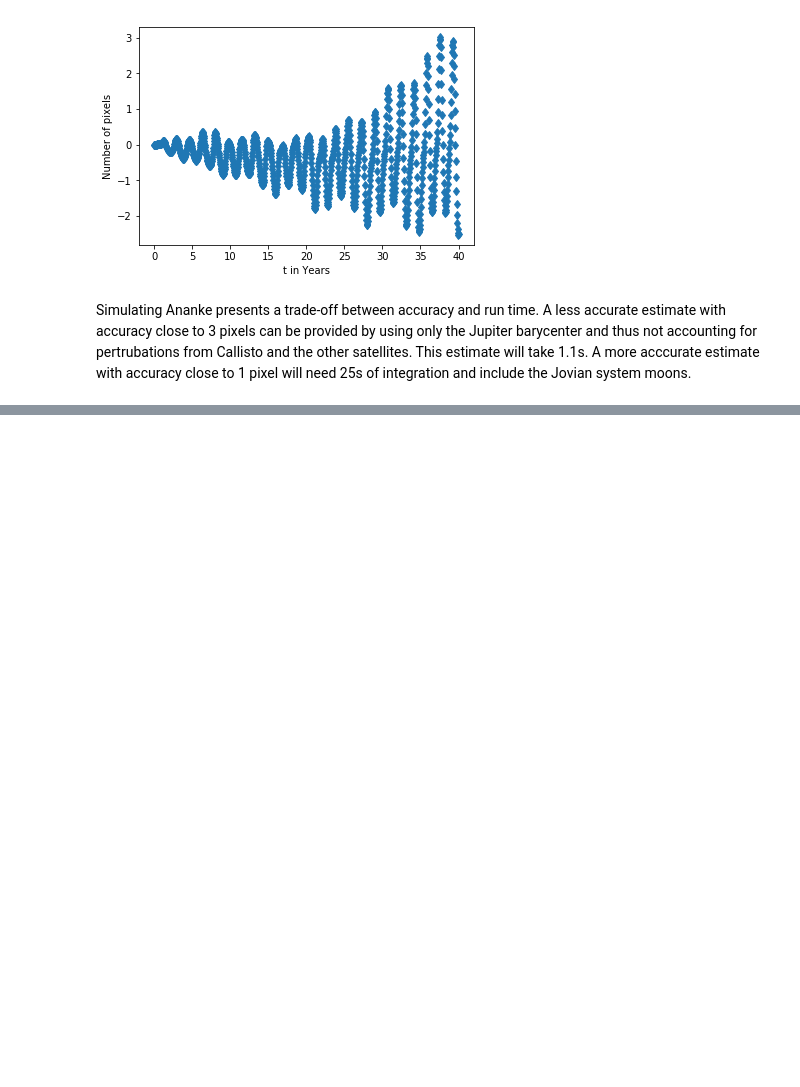
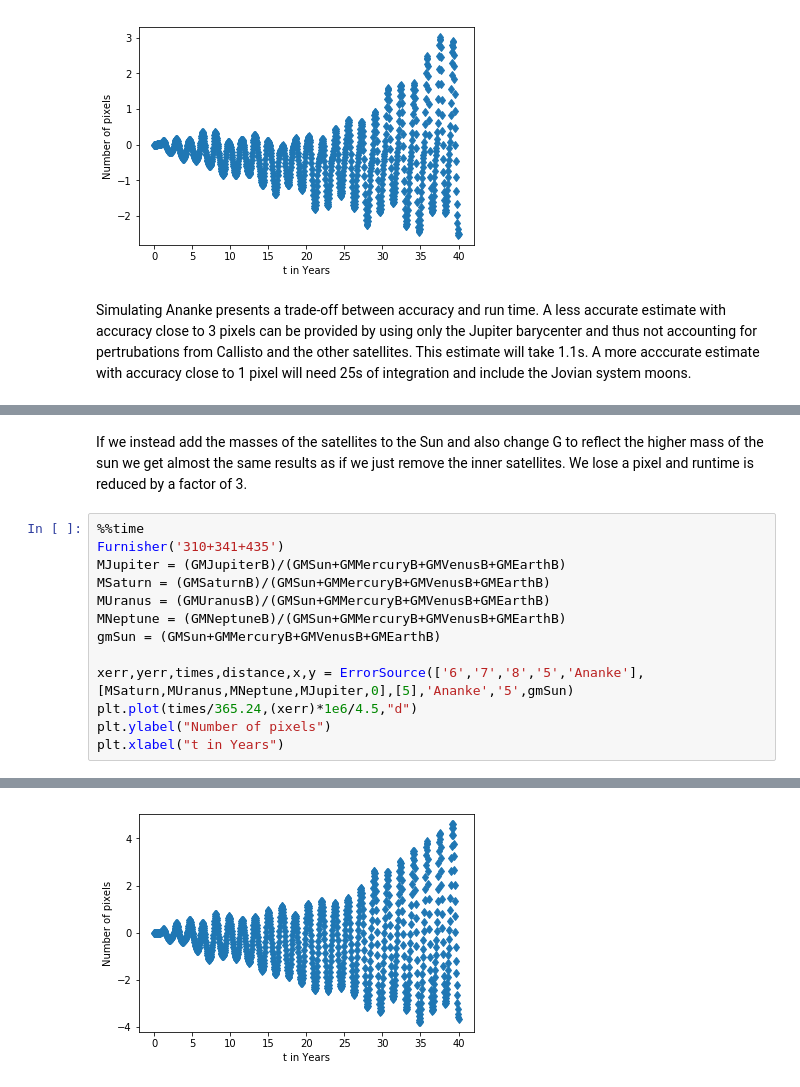
Before and after one commit to Alexandros101/Irregular-Satellites, a Jupyter notebook: AnenkeEarthTests.ipynb, the cells around one changed output, grey strips where cells are left out. Drawn from its saved outputs; the diff is of its cells as text; blank space fills up the shorter version.

```diff
--- a/AnenkeEarthTests.ipynb
+++ b/AnenkeEarthTests.ipynb
@@ -400,0 +433,16 @@ Simulating Ananke presents a trade-off between accuracy and run time. A less acc
+# %% [markdown]
+If we instead add the masses of the satellites to the Sun and also change G to reflect the higher mass of the sun we get almost the same results as if we just remove the inner satellites. We lose a pixel and runtime is reduced by a factor of 3.
+# %%
+%%time
+Furnisher('310+341+435')
+MJupiter = (GMJupiterB)/(GMSun+GMMercuryB+GMVenusB+GMEarthB)
+MSaturn = (GMSaturnB)/(GMSun+GMMercuryB+GMVenusB+GMEarthB)
+MUranus = (GMUranusB)/(GMSun+GMMercuryB+GMVenusB+GMEarthB)
+MNeptune = (GMNeptuneB)/(GMSun+GMMercuryB+GMVenusB+GMEarthB)
+gmSun = (GMSun+GMMercuryB+GMVenusB+GMEarthB)
+
+xerr,yerr,times,distance,x,y = ErrorSource(['6','7','8','5','Ananke'],[MSaturn,MUranus,MNeptune,MJupiter,0],[5],'Ananke','5',gmSun)
+plt.plot(times/365.24,(xerr)*1e6/4.5,"d")
+plt.ylabel("Number of pixels")
+plt.xlabel("t in Years")
+# %% [output]
@@ -400,0 +453 @@ Simulating Ananke presents a trade-off between accuracy and run time. A less acc
+[figure, added]
```
Also changed, not shown: parts of 17 cells of this notebook.
